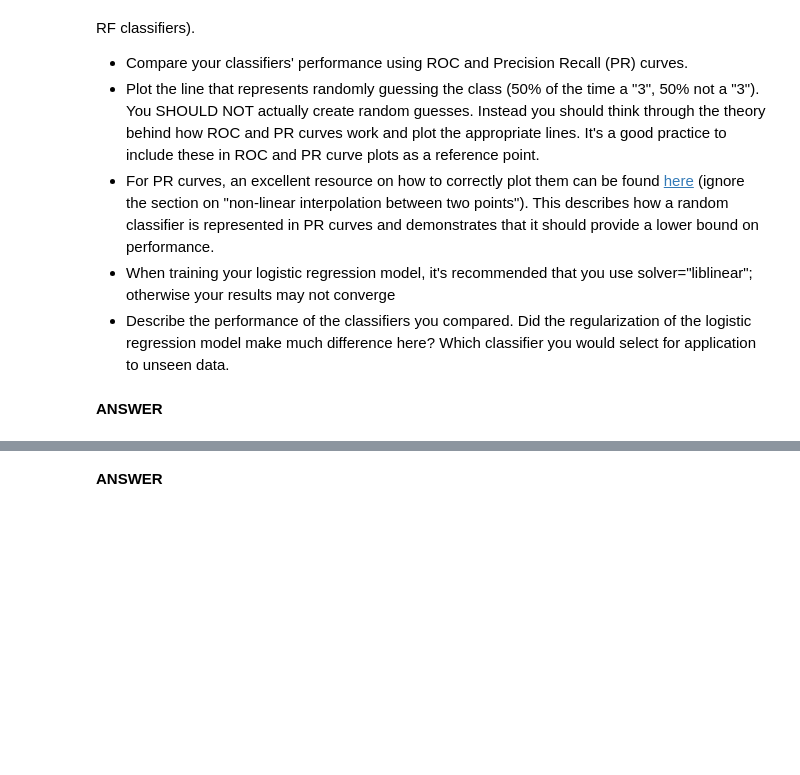
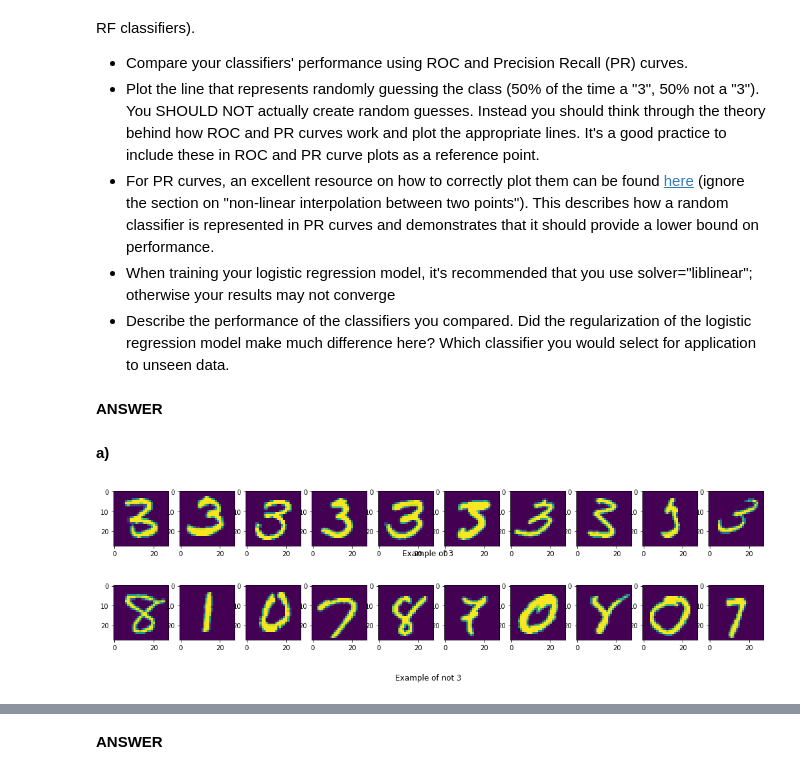
Before and after one commit to gamecicn/ids705, a Jupyter notebook: assignments/Assignment3/Assignment_3.ipynb, the cells around one changed output, grey strips where cells are left out. Cells and saved outputs as stored; diff of their text form; code cells hidden in the pictures; blank space fills up the shorter version.

```diff
--- a/assignments/Assignment3/Assignment_3.ipynb
+++ b/assignments/Assignment3/Assignment_3.ipynb
@@ -499,7 +503,7 @@ import pickle
 
 # Set this to True to download the data for the first time and False after the first time
 #   so that you just load the data locally instead
-download_data = True
+download_data = False
 
 if download_data:
     # Load data from https://www.openml.org/d/554
@@ -513,12 +517,36 @@ if download_data:
     # Divide the data intro a training and test split
     X_train, X_test, y_train, y_test = train_test_split(X, y, test_size=1/7, random_state=88)
 
-    file = open('tmpdata', 'wb')
+    file = open('./tmpdata', 'wb')
     pickle.dump((X_train, X_test, y_train, y_test), file)
     file.close()
 else:
-    file = open('tmpdata', 'rb')
+    file = open('./tmpdata', 'rb')
     X_train, X_test, y_train, y_test = pickle.load(file)
     file.close()
 # %% [markdown]
 **ANSWER**
+# %% [markdown]
+**a)**
+# %%
+fig, axs = plt.subplots(1,10, figsize=(18,8))
+index = 0
+for ax in axs:
+    image = np.reshape(X_train[y_train==1][index],[28,28])
+    ax.imshow(image)
+    index+=1
+fig.suptitle('Example of 3')
+fig.subplots_adjust(top=2)
+
+fig, axs = plt.subplots(1,10, figsize=(18,16))
+index = 0
+for ax in axs:
+    image = np.reshape(X_train[y_train!=1][index],[28,28])
+    ax.imshow(image)
+    index+=1
+fig.suptitle('Example of not 3')
+fig.subplots_adjust(top=2)
+plt.show()
+# %% [output]
+[figure, added]
+[figure, added]
```
Also changed, not shown: parts of 14 cells of this notebook.
